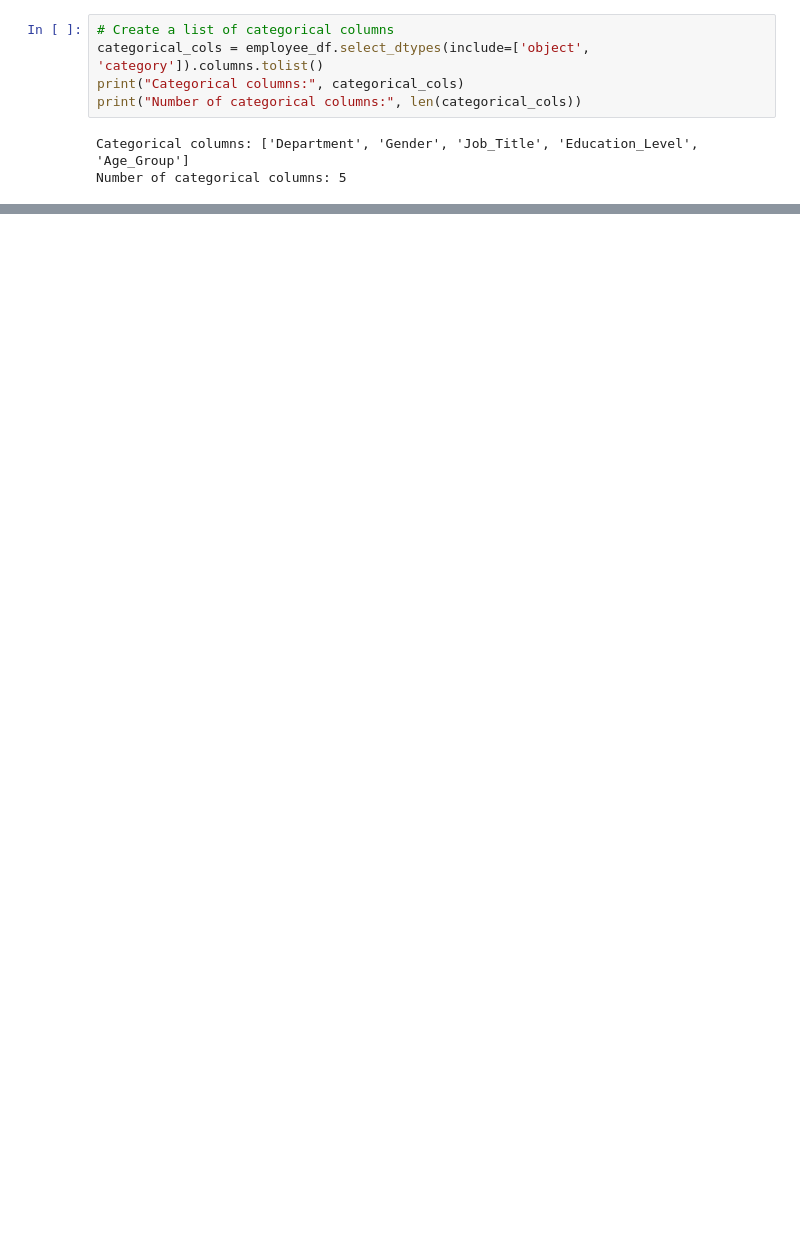
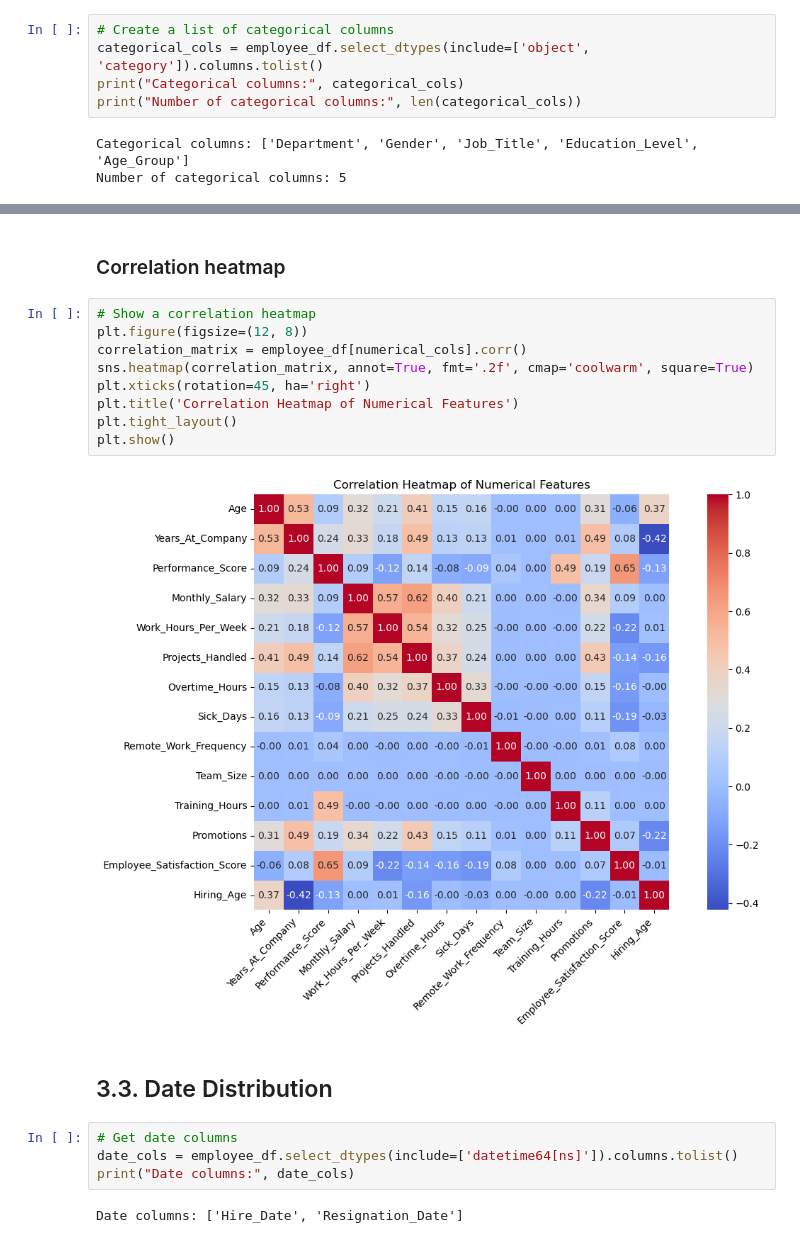
Before and after one commit to hvillapando/AgapAI, a Jupyter notebook: Code/eda.ipynb, the cells around one changed output, grey strips where cells are left out. Drawn from its saved outputs; the diff is of its cells as text; blank space fills up the shorter version.

```diff
--- a/Code/eda.ipynb
+++ b/Code/eda.ipynb
@@ -437,0 +472,21 @@ Number of numerical columns: 13
+# %% [markdown]
+### Correlation heatmap
+# %%
+# Show a correlation heatmap
+plt.figure(figsize=(12, 8))
+correlation_matrix = employee_df[numerical_cols].corr()
+sns.heatmap(correlation_matrix, annot=True, fmt='.2f', cmap='coolwarm', square=True)
+plt.xticks(rotation=45, ha='right')
+plt.title('Correlation Heatmap of Numerical Features')
+plt.tight_layout()
+plt.show()
+# %% [output]
+[figure, added]
+# %% [markdown]
+## 3.3. Date Distribution
+# %%
+# Get date columns
+date_cols = employee_df.select_dtypes(include=['datetime64[ns]']).columns.tolist()
+print("Date columns:", date_cols)
+# %% [output]
+Date columns: ['Hire_Date', 'Resignation_Date']
```
Also changed, not shown: parts of 32 cells of this notebook.
